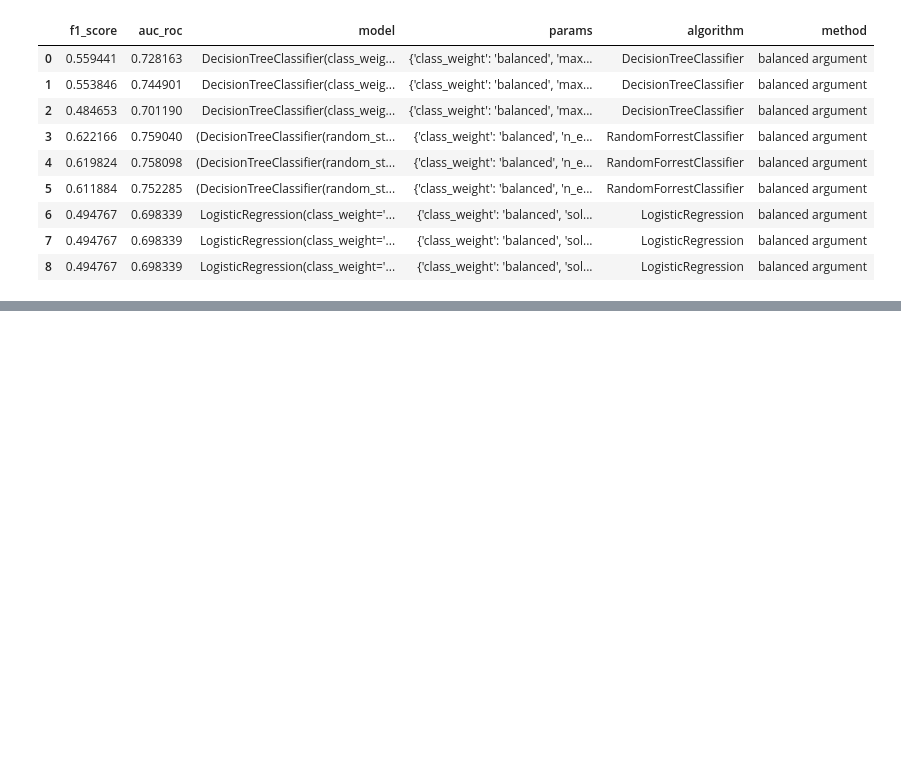
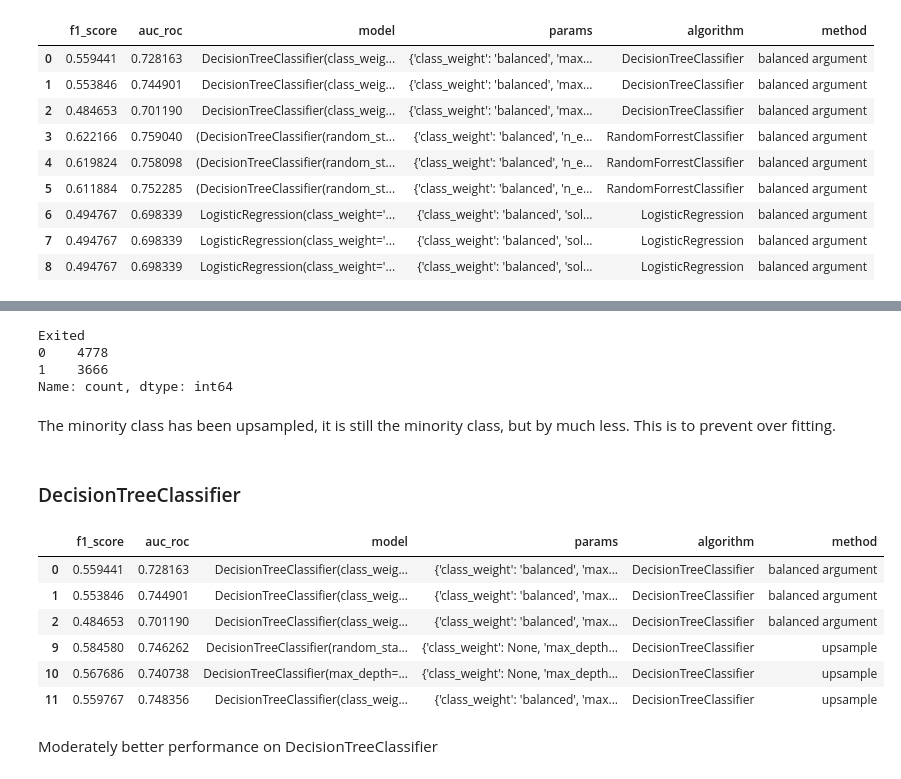
Before and after one commit to IMMontoya/Predict_Customer_Churn, a Jupyter notebook: nb.ipynb, the cells around one changed output, grey strips where cells are left out. Drawn from its saved outputs; the diff is of its cells as text; code cells hidden in the pictures; blank space fills up the shorter version.

Commit message:
Upsample

```diff
--- a/nb.ipynb
+++ b/nb.ipynb
@@ -744,0 +753,46 @@ display(results)
+# %%
+def upsample(features, target, repeat):
+
+    features_zeros = features[target == 0]
+    features_ones = features[target == 1]
+    target_zeros = target[target == 0]
+    target_ones = target[target == 1]
+
+    features_upsampled = pd.concat([features_zeros] + [features_ones] * repeat)
+    target_upsampled = pd.concat([target_zeros] + [target_ones] * repeat)
+
+    features_upsampled, target_upsampled = shuffle(features_upsampled, target_upsampled, random_state=12345)
+
+    return features_upsampled, target_upsampled
+# %%
+features_upsampled, target_upsampled = upsample(features_train, target_train, 3)
+# %%
+print(target_upsampled.value_counts())
+# %% [output]
+Exited
+0    4778
+1    3666
+Name: count, dtype: int64
+# %% [markdown]
+The minority class has been upsampled, it is still the minority class, but by much less. This is to prevent over fitting.
+# %% [markdown]
+### DecisionTreeClassifier
+# %%
+if deep_tuning:
+    # Deep tuning
+    results = update_results(results, validate_DecisionTreeClassifier(features_upsampled, target_upsampled, features_valid, target_valid, random_state, class_weight=[None, 'balanced'], **decision_tree_deep_params), 'upsample')
+else:
+    # Simple tuning
+    results = update_results(results, validate_DecisionTreeClassifier(features_upsampled, target_upsampled, features_valid, target_valid, random_state, class_weight=[None, 'balanced']), 'upsample')
+# %%
+display(results[results['algorithm'] == 'DecisionTreeClassifier'])
+# %% [output]
+|  | f1_score | auc_roc | model | params | algorithm | method |
+| 0 | 0.559441 | 0.728163 | DecisionTreeClassifier(class_weig... | {'class_weight': 'balanced', 'max... | DecisionTreeClassifier | balanced argument |
+| 1 | 0.553846 | 0.744901 | DecisionTreeClassifier(class_weig... | {'class_weight': 'balanced', 'max... | DecisionTreeClassifier | balanced argument |
+| 2 | 0.484653 | 0.701190 | DecisionTreeClassifier(class_weig... | {'class_weight': 'balanced', 'max... | DecisionTreeClassifier | balanced argument |
+| 9 | 0.584580 | 0.746262 | DecisionTreeClassifier(random_sta... | {'class_weight': None, 'max_depth... | DecisionTreeClassifier | upsample |
+| 10 | 0.567686 | 0.740738 | DecisionTreeClassifier(max_depth=... | {'class_weight': None, 'max_depth... | DecisionTreeClassifier | upsample |
+| 11 | 0.559767 | 0.748356 | DecisionTreeClassifier(class_weig... | {'class_weight': 'balanced', 'max... | DecisionTreeClassifier | upsample |
+# %% [markdown]
+Moderately better performance on DecisionTreeClassifier
```
Also changed, not shown: parts of 6 cells of this notebook.
